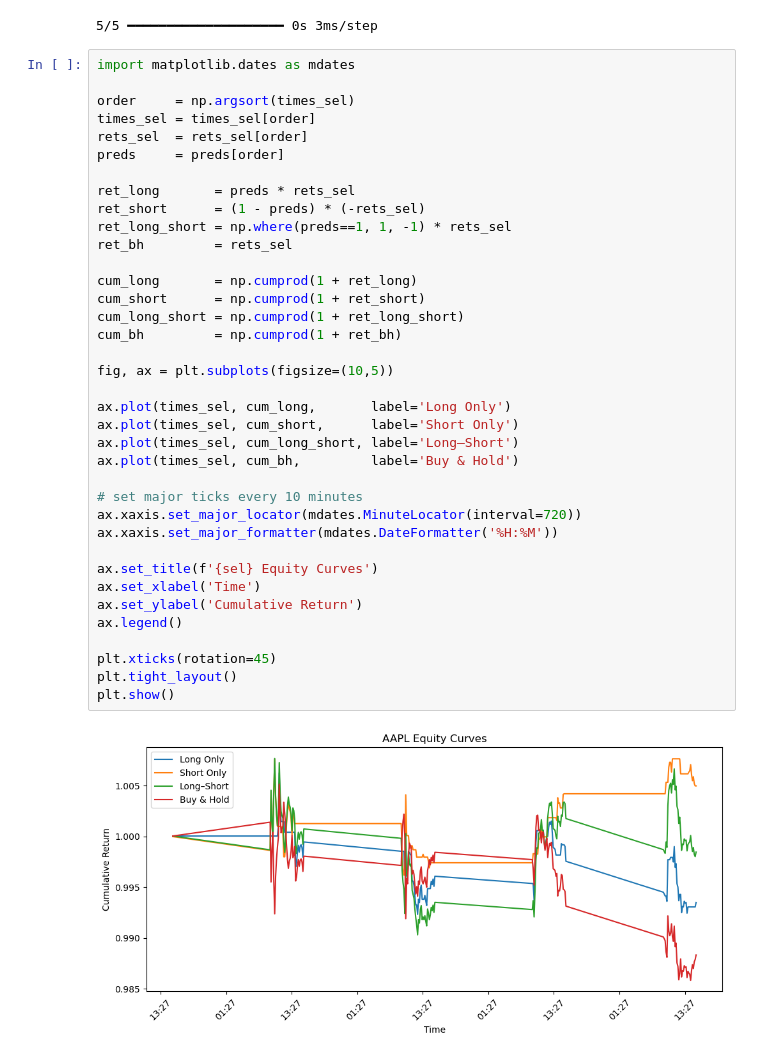
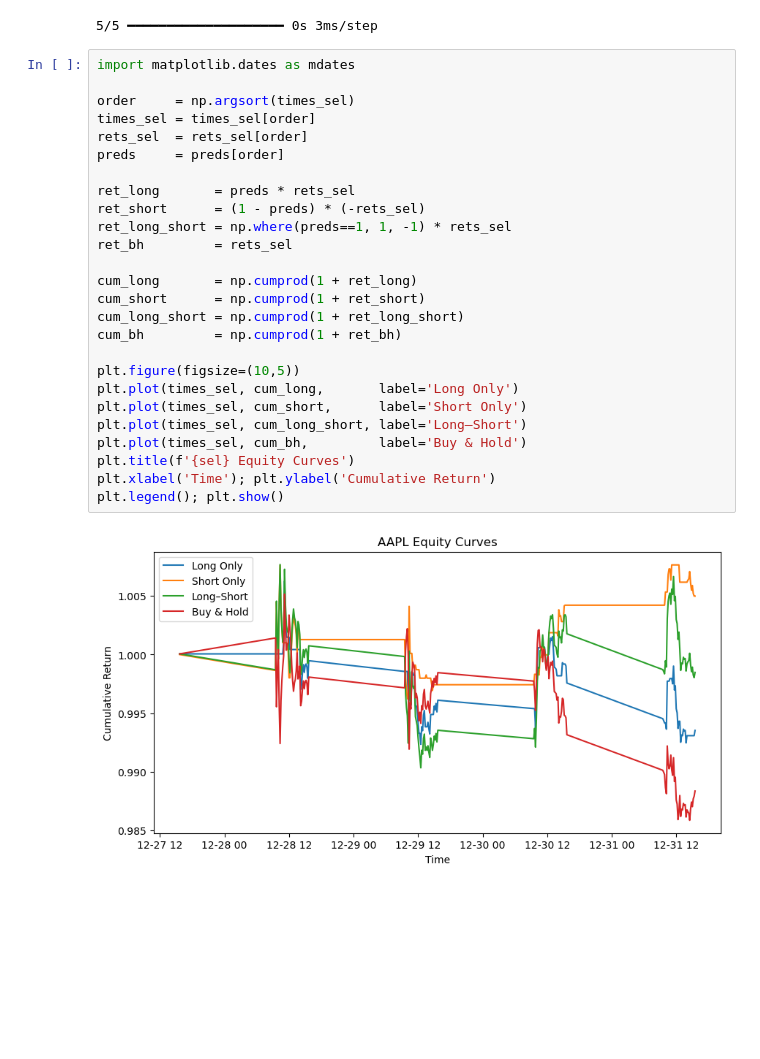
Before and after one commit to arthurdhonneur7/ML_finance_project, a Jupyter notebook: workspaces/noam.ipynb, the cells around one changed output. Cells and saved outputs as stored; diff of their text form; blank space fills up the shorter version.

```diff
--- a/workspaces/noam.ipynb
+++ b/workspaces/noam.ipynb
@@ -347,39 +347,28 @@ preds = (probs >= 0.5).astype(int)
 # %%
 import matplotlib.dates as mdates
 
 order     = np.argsort(times_sel)
 times_sel = times_sel[order]
 rets_sel  = rets_sel[order]
 preds     = preds[order]
 
 ret_long       = preds * rets_sel
 ret_short      = (1 - preds) * (-rets_sel)
 ret_long_short = np.where(preds==1, 1, -1) * rets_sel
 ret_bh         = rets_sel
 
 cum_long       = np.cumprod(1 + ret_long)
 cum_short      = np.cumprod(1 + ret_short)
 cum_long_short = np.cumprod(1 + ret_long_short)
 cum_bh         = np.cumprod(1 + ret_bh)
 
-fig, ax = plt.subplots(figsize=(10,5))
-
-ax.plot(times_sel, cum_long,       label='Long Only')
-ax.plot(times_sel, cum_short,      label='Short Only')
-ax.plot(times_sel, cum_long_short, label='Long–Short')
-ax.plot(times_sel, cum_bh,         label='Buy & Hold')
-
-# set major ticks every 10 minutes
-ax.xaxis.set_major_locator(mdates.MinuteLocator(interval=720))
-ax.xaxis.set_major_formatter(mdates.DateFormatter('%H:%M'))
-
-ax.set_title(f'{sel} Equity Curves')
-ax.set_xlabel('Time')
-ax.set_ylabel('Cumulative Return')
-ax.legend()
-
-plt.xticks(rotation=45)
-plt.tight_layout()
-plt.show()
+plt.figure(figsize=(10,5))
+plt.plot(times_sel, cum_long,       label='Long Only')
+plt.plot(times_sel, cum_short,      label='Short Only')
+plt.plot(times_sel, cum_long_short, label='Long–Short')
+plt.plot(times_sel, cum_bh,         label='Buy & Hold')
+plt.title(f'{sel} Equity Curves')
+plt.xlabel('Time'); plt.ylabel('Cumulative Return')
+plt.legend(); plt.show()
 # %% [output]
-[figure, old version]
+[figure, new version]
```
